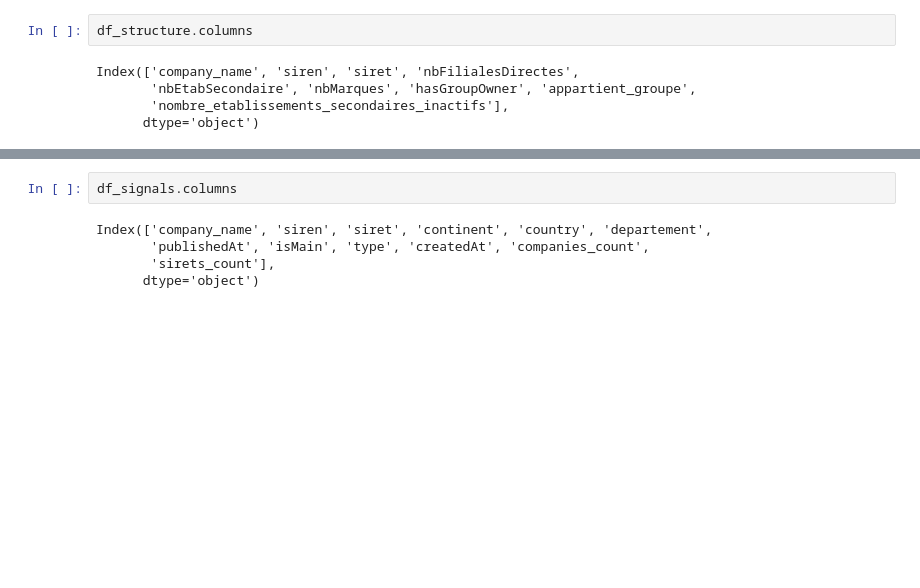
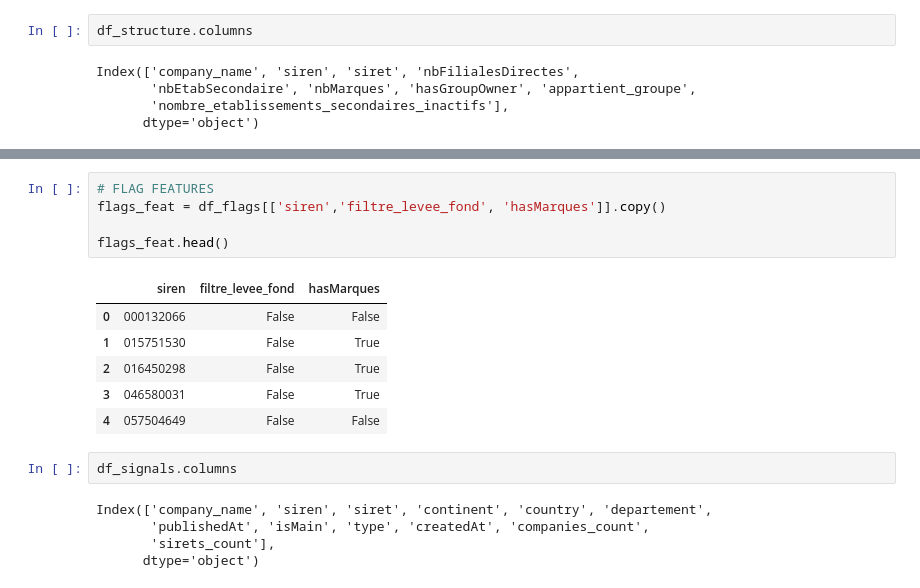
Before and after one commit to dev-labarre/ose-main, a Jupyter notebook: notebooks/knn_topdrop.ipynb, the cells around one changed output, grey strips where cells are left out. Saved outputs shown, nothing was run; the diff lists cells and outputs as text; blank space fills up the shorter version.

```diff
--- a/notebooks/knn_topdrop.ipynb
+++ b/notebooks/knn_topdrop.ipynb
@@ -193,3 +238,15 @@ Index(['company_name', 'siren', 'siret', 'nbFilialesDirectes',
+# %%
+# FLAG FEATURES
+flags_feat = df_flags[['siren','filtre_levee_fond', 'hasMarques']].copy()
+
+flags_feat.head()
+# %% [output]
+|  | siren | filtre_levee_fond | hasMarques |
+| 0 | 000132066 | False | False |
+| 1 | 015751530 | False | True |
+| 2 | 016450298 | False | True |
+| 3 | 046580031 | False | True |
+| 4 | 057504649 | False | False |
 # %%
 df_signals.columns
 # %% [output]
```
Also changed, not shown: parts of 6 cells of this notebook.
